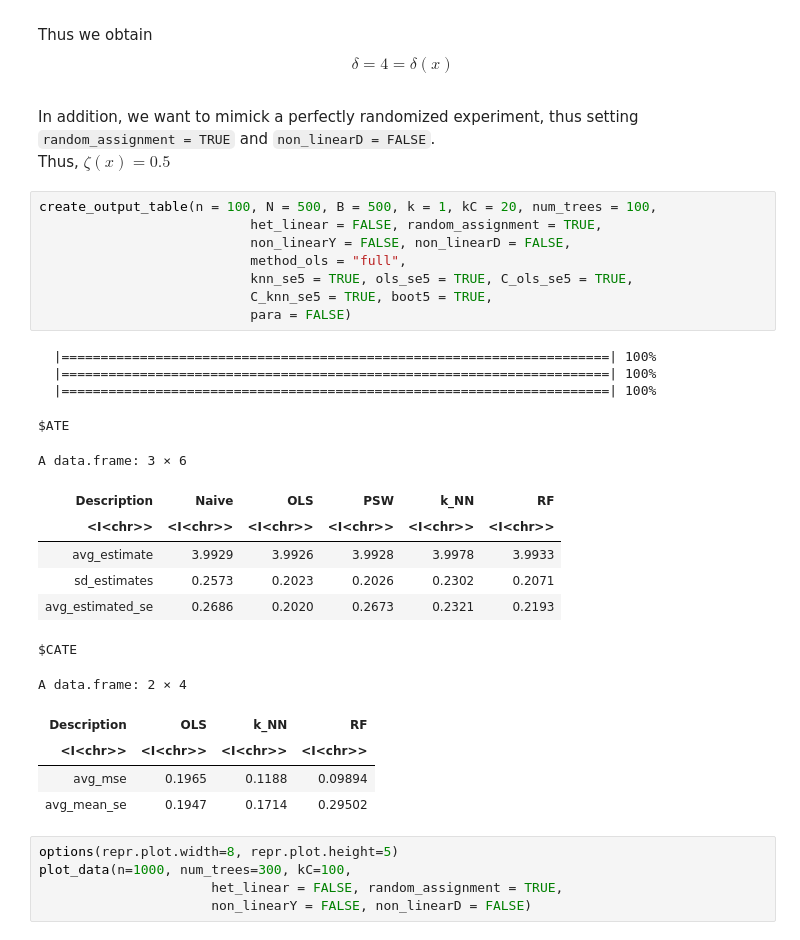
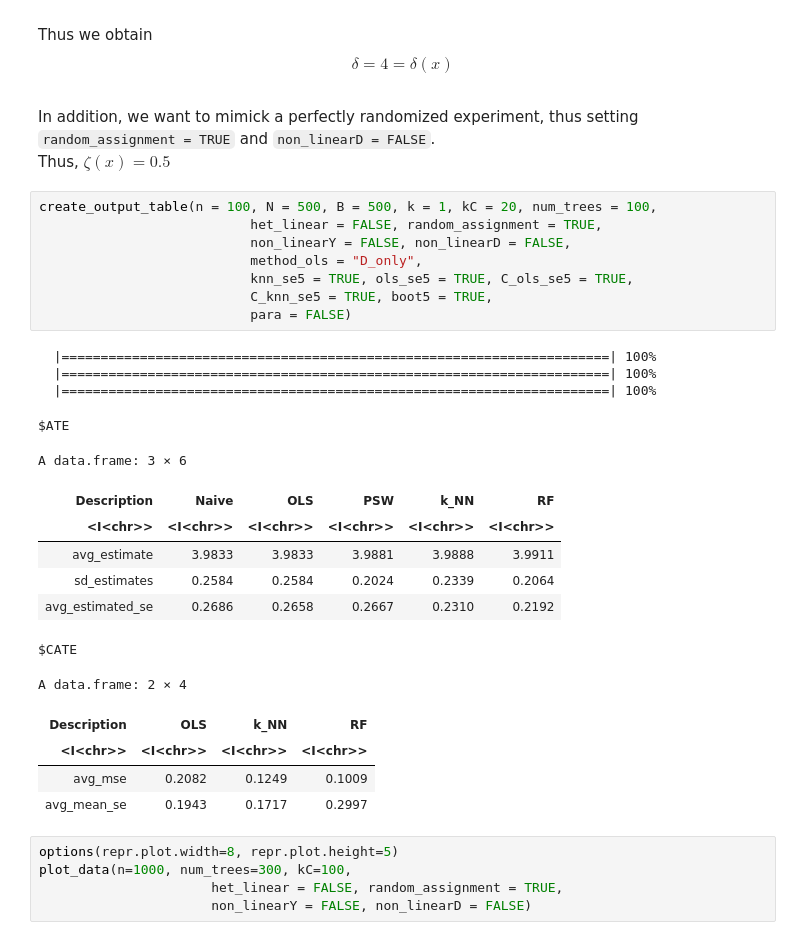
Before and after one commit to timmens/student-project-timmens, a Jupyter notebook: Simulation_Study/simulation_study.ipynb, the cells around one changed output. Drawn from its saved outputs; the diff is of its cells as text.

```diff
--- a/Simulation_Study/simulation_study.ipynb
+++ b/Simulation_Study/simulation_study.ipynb
@@ -470,28 +478,28 @@ Thus, $\zeta(x) = 0.5$
 # %%
 create_output_table(n = 100, N = 500, B = 500, k = 1, kC = 20, num_trees = 100,
                            het_linear = FALSE, random_assignment = TRUE,
                            non_linearY = FALSE, non_linearD = FALSE,
-                           method_ols = "full",
+                           method_ols = "D_only",
                            knn_se5 = TRUE, ols_se5 = TRUE, C_ols_se5 = TRUE,
                            C_knn_se5 = TRUE, boot5 = TRUE,
                            para = FALSE)
 # %% [output]
   |======================================================================| 100%
   |======================================================================| 100%
   |======================================================================| 100%
 $ATE
 A data.frame: 3 × 6
 | Description | Naive | OLS | PSW | k_NN | RF |
 | <I<chr>> | <I<chr>> | <I<chr>> | <I<chr>> | <I<chr>> | <I<chr>> |
-| avg_estimate | 3.9929 | 3.9926 | 3.9928 | 3.9978 | 3.9933 |
-| sd_estimates | 0.2573 | 0.2023 | 0.2026 | 0.2302 | 0.2071 |
-| avg_estimated_se | 0.2686 | 0.2020 | 0.2673 | 0.2321 | 0.2193 |
+| avg_estimate | 3.9833 | 3.9833 | 3.9881 | 3.9888 | 3.9911 |
+| sd_estimates | 0.2584 | 0.2584 | 0.2024 | 0.2339 | 0.2064 |
+| avg_estimated_se | 0.2686 | 0.2658 | 0.2667 | 0.2310 | 0.2192 |
 $CATE
 A data.frame: 2 × 4
 | Description | OLS | k_NN | RF |
 | <I<chr>> | <I<chr>> | <I<chr>> | <I<chr>> |
-| avg_mse | 0.1965 | 0.1188 | 0.09894 |
-| avg_mean_se | 0.1947 | 0.1714 | 0.29502 |
+| avg_mse | 0.2082 | 0.1249 | 0.1009 |
+| avg_mean_se | 0.1943 | 0.1717 | 0.2997 |
 # %%
 options(repr.plot.width=8, repr.plot.height=5)
 plot_data(n=1000, num_trees=300, kC=100,
```
Also changed, not shown: parts of 4 cells of this notebook.
